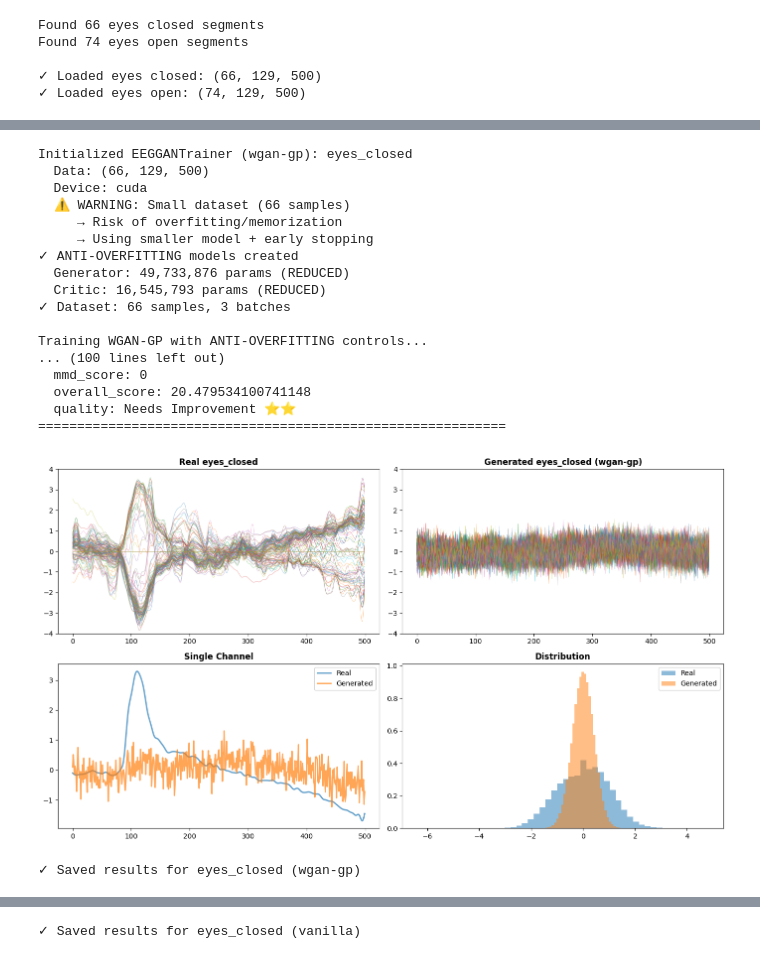
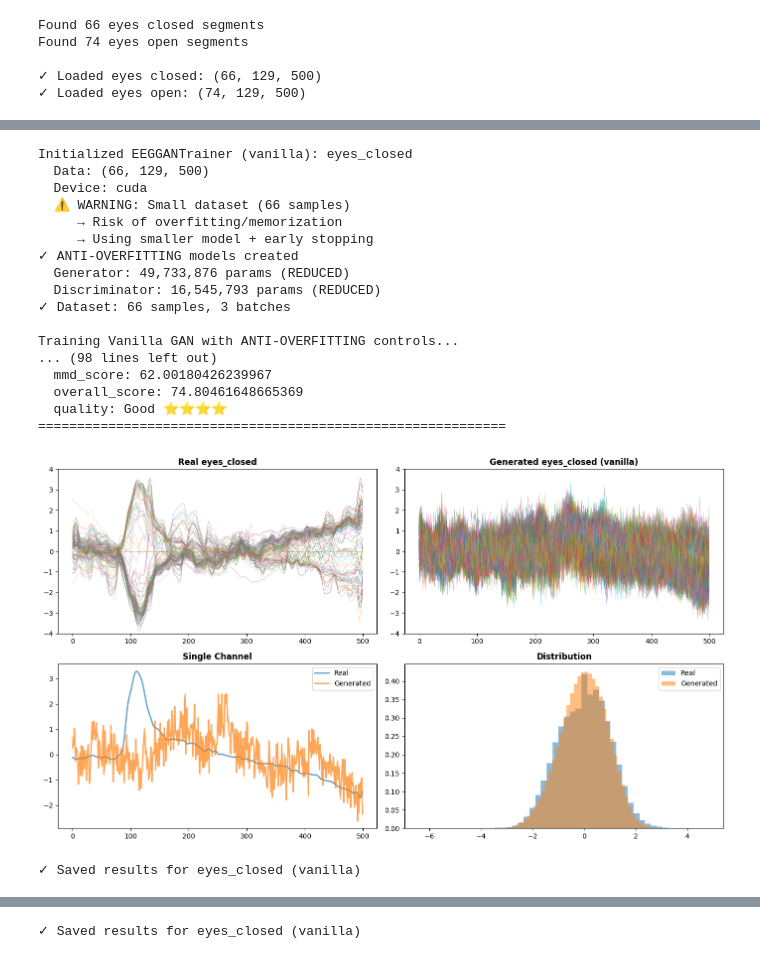
Before and after one commit to josephzhengg/amplab-digtwins, a Jupyter notebook: notebooks/joseph-nb/resting_state_gans.ipynb, the cells around one changed output, grey strips where cells are left out. Saved outputs shown, nothing was run; the diff lists cells and outputs as text; code cells hidden in the pictures.

```diff
--- a/notebooks/joseph-nb/resting_state_gans.ipynb
+++ b/notebooks/joseph-nb/resting_state_gans.ipynb
@@ -529,7 +529,7 @@ Found 74 eyes open segments
 print(f"✓ Using eyes open data: {segments_open.shape}")
 
 # TRAIN IN 3 LINES!
-trainer_open = EEGGANTrainer(segments_open, name='eyes_open', device=device, gan_type='wgan-gp')
+trainer_open = EEGGANTrainer(segments_open, name='eyes_open', device=device, gan_type='vanilla')
 trainer_open.train(epochs=300)
 synthetic_open = trainer_open.generate(n_samples=100)
 
@@ -573,44 +573,44 @@ n_channels = segments_closed.shape[1]
 n_timepoints = segments_closed.shape[2]
 
 # TRAIN IN 3 LINES!
-trainer_closed = EEGGANTrainer(segments_closed, name='eyes_closed', device=device, gan_type='wgan-gp')
+trainer_closed = EEGGANTrainer(segments_closed, name='eyes_closed', device=device, gan_type='vanilla')
 trainer_closed.train(epochs=300)
 synthetic_closed = trainer_closed.generate(n_samples=100)
 
 # Evaluate
 eval_closed = trainer_closed.evaluate(synthetic_closed)
 print("\n" + "="*60)
 print("EVALUATION RESULTS: EYES CLOSED")
 print("="*60)
 for key, value in eval_closed.items():
     print(f"  {key}: {value}")
 print("="*60)
 
 # Visualize
 trainer_closed.plot_comparison(synthetic_closed, save_path='../../figures/eyes_closed_gan.png')
 
 # Save
 trainer_closed.save_results(synthetic_closed, eval_closed)
 # %% [output]
-Initialized EEGGANTrainer (wgan-gp): eyes_closed
+Initialized EEGGANTrainer (vanilla): eyes_closed
   Data: (66, 129, 500)
   Device: cuda
   ⚠️ WARNING: Small dataset (66 samples)
      → Risk of overfitting/memorization
      → Using smaller model + early stopping
 ✓ ANTI-OVERFITTING models created
   Generator: 49,733,876 params (REDUCED)
-  Critic: 16,545,793 params (REDUCED)
+  Discriminator: 16,545,793 params (REDUCED)
 ✓ Dataset: 66 samples, 3 batches
 
-Training WGAN-GP with ANTI-OVERFITTING controls...
-... (100 lines left out)
-  mmd_score: 0
-  overall_score: 20.479534100741148
-  quality: Needs Improvement ⭐⭐
+Training Vanilla GAN with ANTI-OVERFITTING controls...
+... (98 lines left out)
+  mmd_score: 62.00180426239967
+  overall_score: 74.80461648665369
+  quality: Good ⭐⭐⭐⭐
 ============================================================
-[figure, old version]
+[figure, new version]
-✓ Saved results for eyes_closed (wgan-gp)
+✓ Saved results for eyes_closed (vanilla)
 # %%
 # Side-by-side comparison
 fig, axes = plt.subplots(2, 2, figsize=(14, 8))
```
Also changed, not shown: parts of 2 cells of this notebook, 3 other files.
